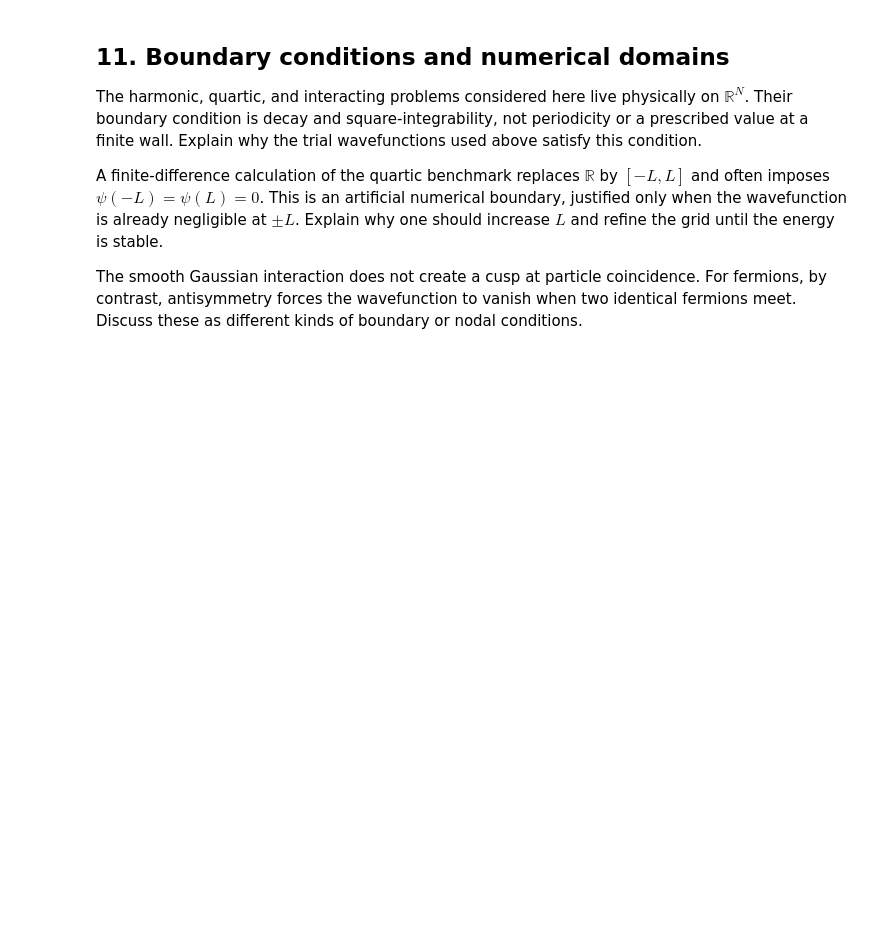
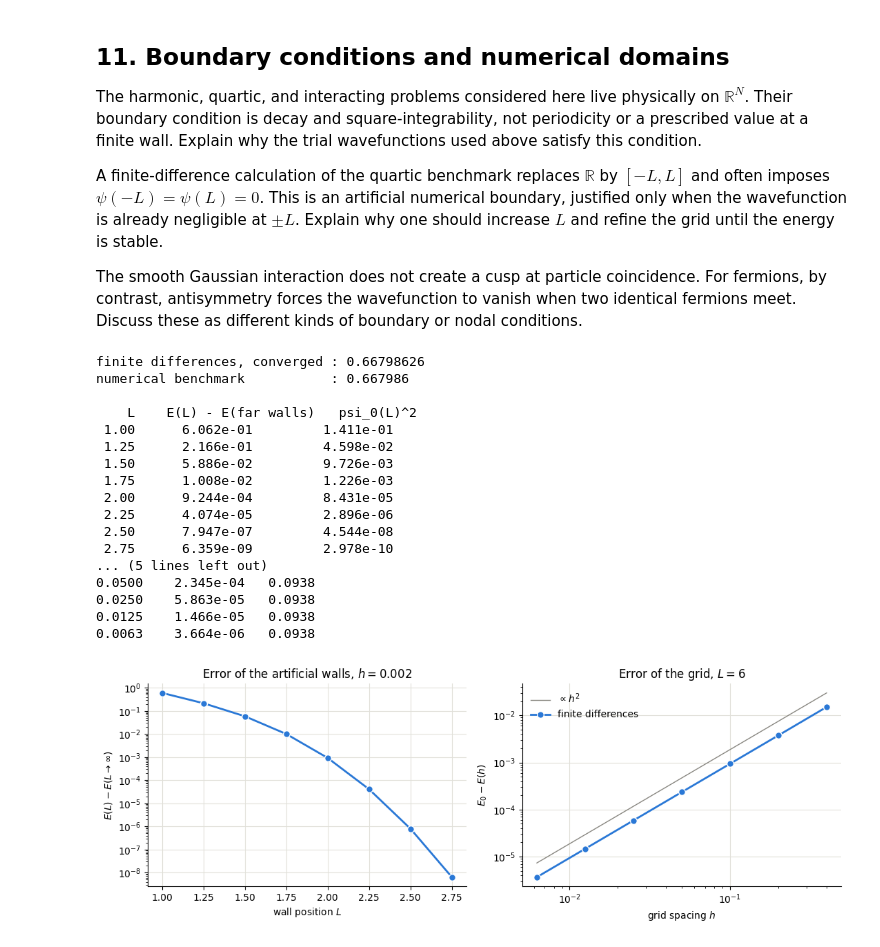
Before and after one commit to FrancescoMinisini/TPIV1, a Jupyter notebook: Countinuos/VMC.ipynb, the cells around one changed output. Cells and saved outputs as stored; diff of their text form; code cells hidden in the pictures; blank space fills up the shorter version.

```diff
--- a/Countinuos/VMC.ipynb
+++ b/Countinuos/VMC.ipynb
@@ -858,3 +1006,73 @@ The harmonic, quartic, and interacting problems considered here live physically
 A finite-difference calculation of the quartic benchmark replaces $\mathbb{R}$ by $[-L,L]$ and often imposes $\psi(-L)=\psi(L)=0$. This is an artificial numerical boundary, justified only when the wavefunction is already negligible at $\pm L$. Explain why one should increase $L$ and refine the grid until the energy is stable.
 
 The smooth Gaussian interaction does not create a cusp at particle coincidence. For fermions, by contrast, antisymmetry forces the wavefunction to vanish when two identical fermions meet. Discuss these as different kinds of boundary or nodal conditions.
+# %%
+from scipy.linalg import eigh_tridiagonal
+
+def quartic_ground_state(lam, L, h):
+    # ground state of -1/2 psi'' + lam x^4 psi on [-L, L] with the artificial walls psi(-L) = psi(L) = 0,
+    # second-order finite differences with grid spacing h: energy, grid and normalized wavefunction
+    n_points = int(round(2*L/h)) - 1
+    x = np.linspace(-L, L, n_points + 2)[1:-1]
+    diagonal = 1/h**2 + lam*np.power(x, 4)
+    off_diagonal = -.5/h**2*np.ones(n_points - 1)
+    energy, psi = eigh_tridiagonal(diagonal, off_diagonal, select="i", select_range=(0, 0))
+    return energy[0], x, np.abs(psi[:, 0])/np.sqrt(h)
+
+lam = 1.0
+benchmark = 0.667986 * lam**(1/3)
+
+# reference: walls far away, and the h^2 error of the grid removed with two spacings (Richardson extrapolation)
+L_far, h_fine = 6.0, 0.002
+reference = (4*quartic_ground_state(lam, L_far, h_fine/2)[0] - quartic_ground_state(lam, L_far, h_fine)[0])/3
+
+# error of the walls: move them at fixed grid spacing, and compare with the far walls on the same grid
+wall_positions = np.arange(1.0, 2.76, 0.25)
+wall_error = np.array([quartic_ground_state(lam, L, h_fine)[0] for L in wall_positions]) - quartic_ground_state(lam, L_far, h_fine)[0]
+# error of the grid: change the spacing with the walls far away
+spacings = 0.4/2**np.arange(7)
+grid_error = reference - np.array([quartic_ground_state(lam, L_far, h)[0] for h in spacings])
+
+print(f"finite differences, converged : {reference:.8f}")
+print(f"numerical benchmark           : {benchmark:.6f}")
+print()
+print("    L    E(L) - E(far walls)   psi_0(L)^2")
+energy_far, x_far, psi_far = quartic_ground_state(lam, L_far, h_fine)
+for L, error in zip(wall_positions, wall_error):
+    print(f"{L:5.2f}   {error:12.3e}         {np.interp(L, x_far, psi_far)**2:.3e}")
+print()
+print("     h    E_0 - E(h)    error / h^2")
+for h, error in zip(spacings, grid_error):
+    print(f"{h:6.4f}   {error:10.3e}   {error/h**2:.4f}")
+
+fig, (ax_wall, ax_grid) = plt.subplots(1, 2, figsize=(11, 4))
+
+ax_wall.semilogy(wall_positions, wall_error, "o-", color=C_VMC, markersize=7, markeredgecolor="white")
+ax_wall.set(xlabel="wall position $L$", ylabel=r"$E(L)-E(L\to\infty)$", title=rf"Error of the artificial walls, $h={h_fine}$")
+
+ax_grid.loglog(spacings, 2*grid_error[-1]*(spacings/spacings[-1])**2, color=C_REF, linewidth=1, label=r"$\propto h^2$")
+ax_grid.loglog(spacings, grid_error, "o-", color=C_VMC, markersize=7, markeredgecolor="white", label="finite differences")
+ax_grid.set(xlabel="grid spacing $h$", ylabel=r"$E_0-E(h)$", title=rf"Error of the grid, $L={L_far:g}$")
+ax_grid.legend(frameon=False)
+
+fig.tight_layout()
+plt.show()
+# %% [output]
+finite differences, converged : 0.66798626
+numerical benchmark           : 0.667986
+
+    L    E(L) - E(far walls)   psi_0(L)^2
+ 1.00      6.062e-01         1.411e-01
+ 1.25      2.166e-01         4.598e-02
+ 1.50      5.886e-02         9.726e-03
+ 1.75      1.008e-02         1.226e-03
+ 2.00      9.244e-04         8.431e-05
+ 2.25      4.074e-05         2.896e-06
+ 2.50      7.947e-07         4.544e-08
+ 2.75      6.359e-09         2.978e-10
+... (5 lines left out)
+0.0500    2.345e-04   0.0938
+0.0250    5.863e-05   0.0938
+0.0125    1.466e-05   0.0938
+0.0063    3.664e-06   0.0938
+[figure, added]
```
Also changed, not shown: parts of 4 cells of this notebook.
